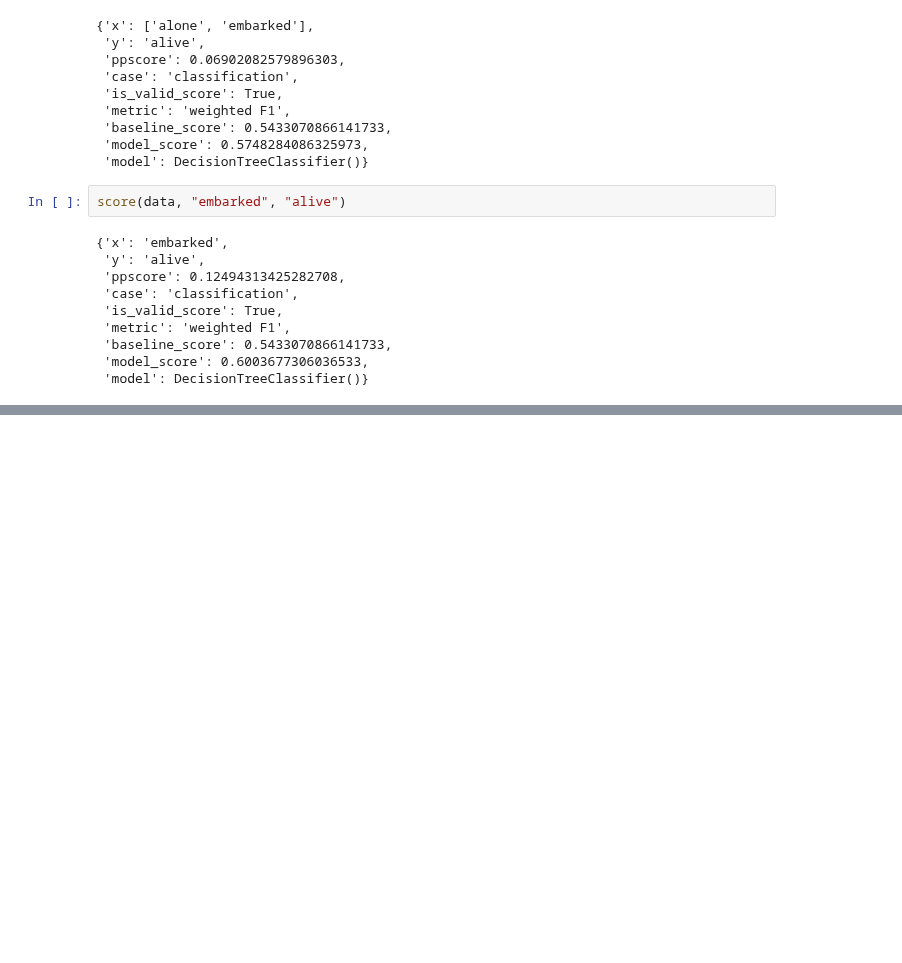
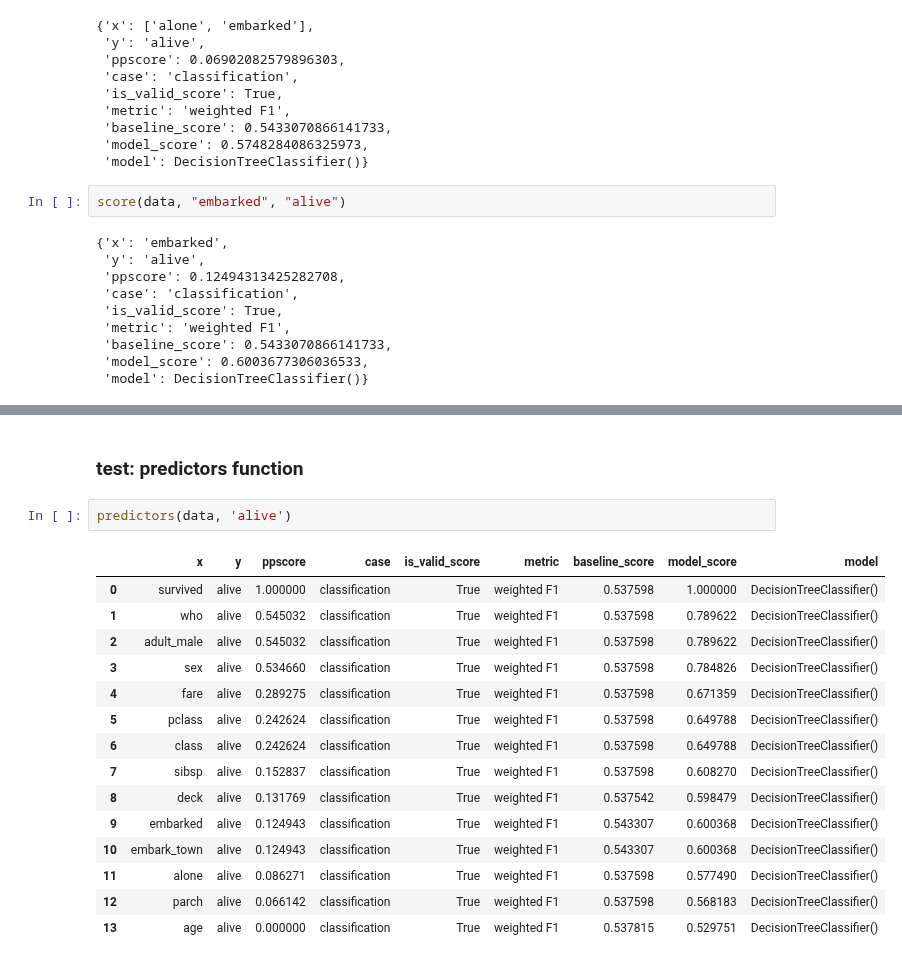
Before and after one commit to jmquintana79/utilsDS, a Jupyter notebook: notebooks/analysis/analysis_non-linear_correlation/notebook-Predictive_Power_Score-ppscore_multivariate.ipynb, the cells around one changed output, grey strips where cells are left out. Saved outputs shown, nothing was run; the diff lists cells and outputs as text; blank space fills up the shorter version.

Commit message:
Add new tasks and test for one feature, str vs list in score function

```diff
--- a/notebooks/analysis/analysis_non-linear_correlation/notebook-Predictive_Power_Score-ppscore_multivariate.ipynb
+++ b/notebooks/analysis/analysis_non-linear_correlation/notebook-Predictive_Power_Score-ppscore_multivariate.ipynb
@@ -668,0 +685,20 @@ score(data, "embarked", "alive")
+# %% [markdown]
+### test: predictors function
+# %%
+predictors(data, 'alive')
+# %% [output]
+|  | x | y | ppscore | case | is_valid_score | metric | baseline_score | model_score | model |
+| 0 | survived | alive | 1.000000 | classification | True | weighted F1 | 0.537598 | 1.000000 | DecisionTreeClassifier() |
+| 1 | who | alive | 0.545032 | classification | True | weighted F1 | 0.537598 | 0.789622 | DecisionTreeClassifier() |
+| 2 | adult_male | alive | 0.545032 | classification | True | weighted F1 | 0.537598 | 0.789622 | DecisionTreeClassifier() |
+| 3 | sex | alive | 0.534660 | classification | True | weighted F1 | 0.537598 | 0.784826 | DecisionTreeClassifier() |
+| 4 | fare | alive | 0.289275 | classification | True | weighted F1 | 0.537598 | 0.671359 | DecisionTreeClassifier() |
+| 5 | pclass | alive | 0.242624 | classification | True | weighted F1 | 0.537598 | 0.649788 | DecisionTreeClassifier() |
+| 6 | class | alive | 0.242624 | classification | True | weighted F1 | 0.537598 | 0.649788 | DecisionTreeClassifier() |
+| 7 | sibsp | alive | 0.152837 | classification | True | weighted F1 | 0.537598 | 0.608270 | DecisionTreeClassifier() |
+| 8 | deck | alive | 0.131769 | classification | True | weighted F1 | 0.537542 | 0.598479 | DecisionTreeClassifier() |
+| 9 | embarked | alive | 0.124943 | classification | True | weighted F1 | 0.543307 | 0.600368 | DecisionTreeClassifier() |
+| 10 | embark_town | alive | 0.124943 | classification | True | weighted F1 | 0.543307 | 0.600368 | DecisionTreeClassifier() |
+| 11 | alone | alive | 0.086271 | classification | True | weighted F1 | 0.537598 | 0.577490 | DecisionTreeClassifier() |
+| 12 | parch | alive | 0.066142 | classification | True | weighted F1 | 0.537598 | 0.568183 | DecisionTreeClassifier() |
+| 13 | age | alive | 0.000000 | classification | True | weighted F1 | 0.537815 | 0.529751 | DecisionTreeClassifier() |
```
Also changed, not shown: parts of 5 cells of this notebook.
